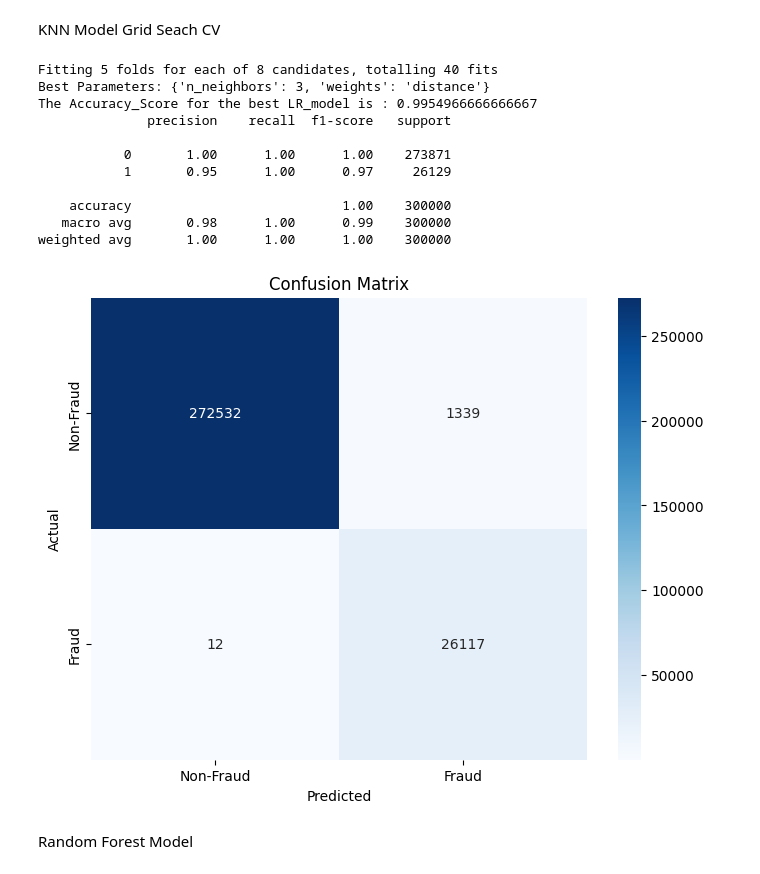
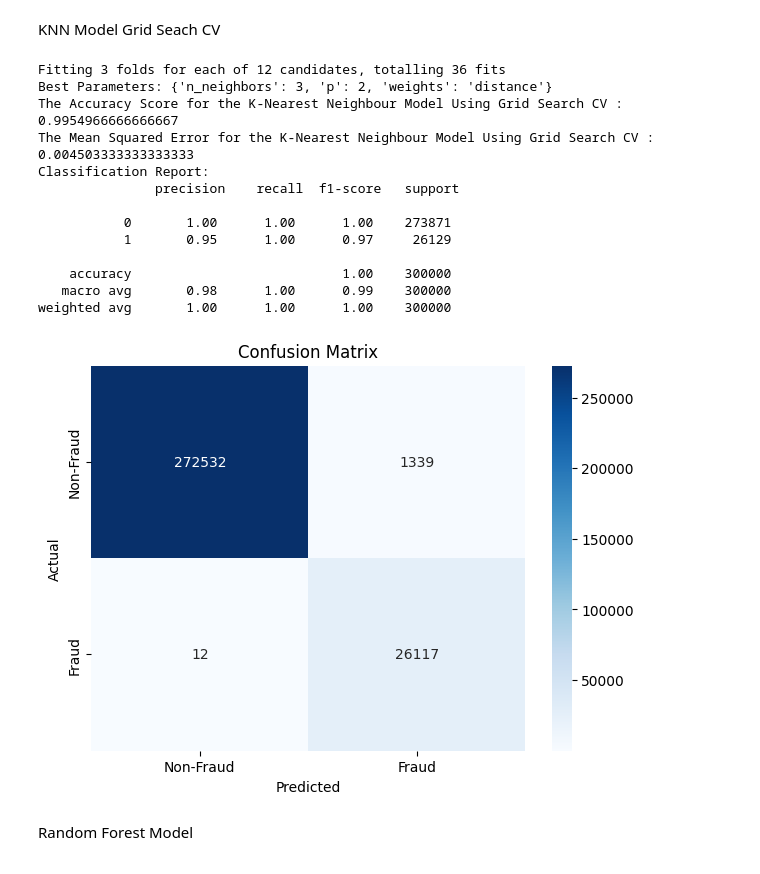
Before and after one commit to Madhumathi3001/Credit-Card-Fraud-Deduction-, a Jupyter notebook: credit_card.ipynb, the cells around one changed output. Cells and saved outputs as stored; diff of their text form; code cells hidden in the pictures.

```diff
--- a/credit_card.ipynb
+++ b/credit_card.ipynb
@@ -506,57 +538,70 @@ weighted avg       0.99      0.99      0.99    300000
 # %% [markdown]
 KNN Model Grid Seach CV
 # %%
+
+# Step 1: Define smaller param grid for KNN
 param_grid = {
-    'n_neighbors': [3, 5, 7, 9],         # Number of neighbors to use
-    'weights': ['uniform', 'distance'], # Weight function used in prediction
+    'n_neighbors': [3, 5, 7],           # Number of neighbors
+    'weights': ['uniform', 'distance'], # Weight function
+    'p': [1, 2]                        # Distance metric: 1 = Manhattan, 2 = Euclidean
 }
 
-# Step 2: Initialize Logistic Regression (don't set penalty or C here)
+# Step 2: Initialize KNN classifier
 knn = KNeighborsClassifier()
 
-# Step 3: Initialize GridSearchCV
-grid_search = GridSearchCV(estimator=knn,
-                           param_grid=param_grid,
-                           scoring='accuracy',
-                           cv=5,       # 5-fold cross-validation
-                           n_jobs=-1,  # Use all processors
-                           verbose=1)
+# Step 3: StratifiedKFold with 3 splits
+skf = StratifiedKFold(n_splits=3, shuffle=True, random_state=42)
 
-# Step 4: Fit on resampled data
+# Step 4: Setup GridSearchCV
+grid_search = GridSearchCV(
+    estimator=knn,
+    param_grid=param_grid,
+    scoring='accuracy',
+    cv=skf,
+    n_jobs=-1,
+    verbose=1
+)
+
+# Step 5: Fit on resampled data
 grid_search.fit(X_resampled, y_resampled)
 
-# Step 5: Use the best model to predict
-best_model_knn = grid_search.best_estimator_
-y_pred = best_model_knn.predict(X_test)
+# Step 6: Predict on test data
+best_knn = grid_search.best_estimator_
+y_pred = best_knn.predict(X_test)
+knn_acc = accuracy_score(y_test, y_pred)
+knn_mse = mean_squared_error(y_test, y_pred)
 
-# Step 6: Evaluate the model
+# Step 7: Evaluation
 print("Best Parameters:", grid_search.best_params_)
-print("The Accuracy_Score for the best LR_model is :", accuracy_score(y_test, y_pred))
-print(classification_report(y_test, y_pred))
+print("The Accuracy Score for the K-Nearest Neighbour Model Using Grid Search CV :", knn_acc)
+print("The Mean Squared Error for the K-Nearest Neighbour Model Using Grid Search CV :", knn_mse)
+print("Classification Report:\n", classification_report(y_test, y_pred))
 
-# Step 7: Confusion Matrix
+# Step 8: Confusion Matrix Heatmap
 cm = confusion_matrix(y_test, y_pred)
-plt.figure(figsize=(8, 6))
+plt.figure(figsize=(7,5))
 sns.heatmap(cm, annot=True, fmt='d', cmap='Blues',
             xticklabels=['Non-Fraud', 'Fraud'],
             yticklabels=['Non-Fraud', 'Fraud'])
 plt.title('Confusion Matrix')
 plt.xlabel('Predicted')
 plt.ylabel('Actual')
 plt.show()
 # %% [output]
-Fitting 5 folds for each of 8 candidates, totalling 40 fits
-Best Parameters: {'n_neighbors': 3, 'weights': 'distance'}
-The Accuracy_Score for the best LR_model is : 0.9954966666666667
-              precision    recall  f1-score   support
+Fitting 3 folds for each of 12 candidates, totalling 36 fits
+Best Parameters: {'n_neighbors': 3, 'p': 2, 'weights': 'distance'}
+The Accuracy Score for the K-Nearest Neighbour Model Using Grid Search CV : 0.9954966666666667
+The Mean Squared Error for the K-Nearest Neighbour Model Using Grid Search CV : 0.004503333333333333
+Classification Report:
+               precision    recall  f1-score   support
 
            0       1.00      1.00      1.00    273871
            1       0.95      1.00      0.97     26129
 
     accuracy                           1.00    300000
    macro avg       0.98      1.00      0.99    300000
 weighted avg       1.00      1.00      1.00    300000
-[figure, old version]
+[figure, new version]
 # %% [markdown]
 Random Forest Model
 # %%
```
Also changed, not shown: parts of 37 cells of this notebook.
